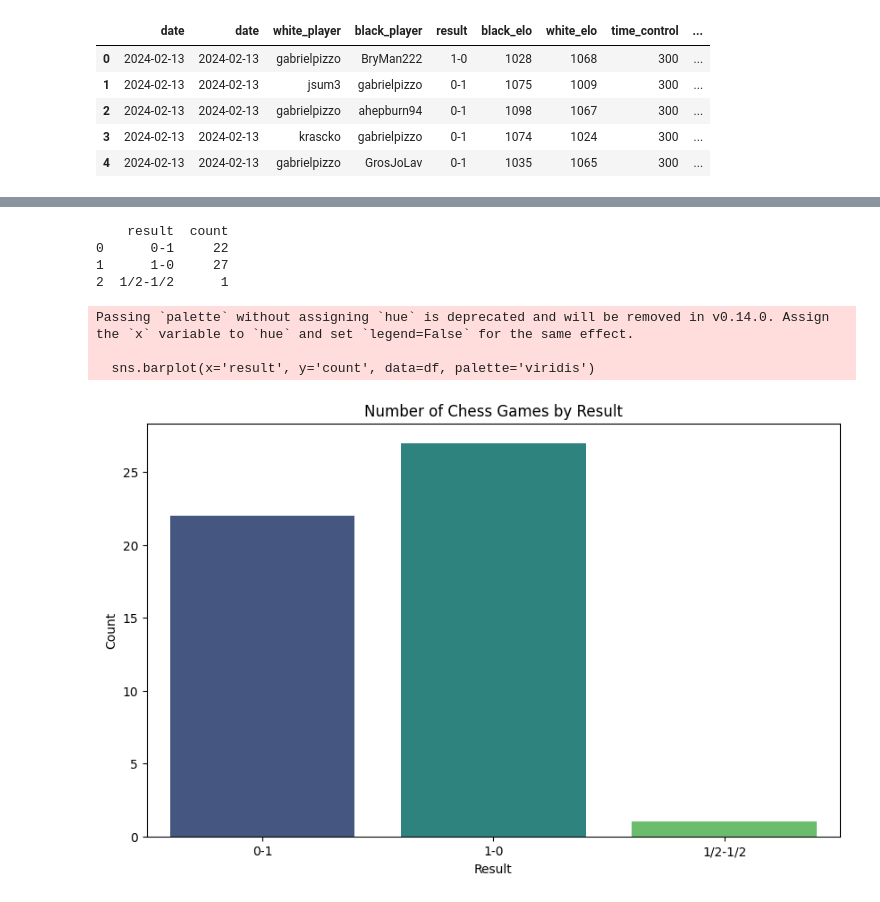
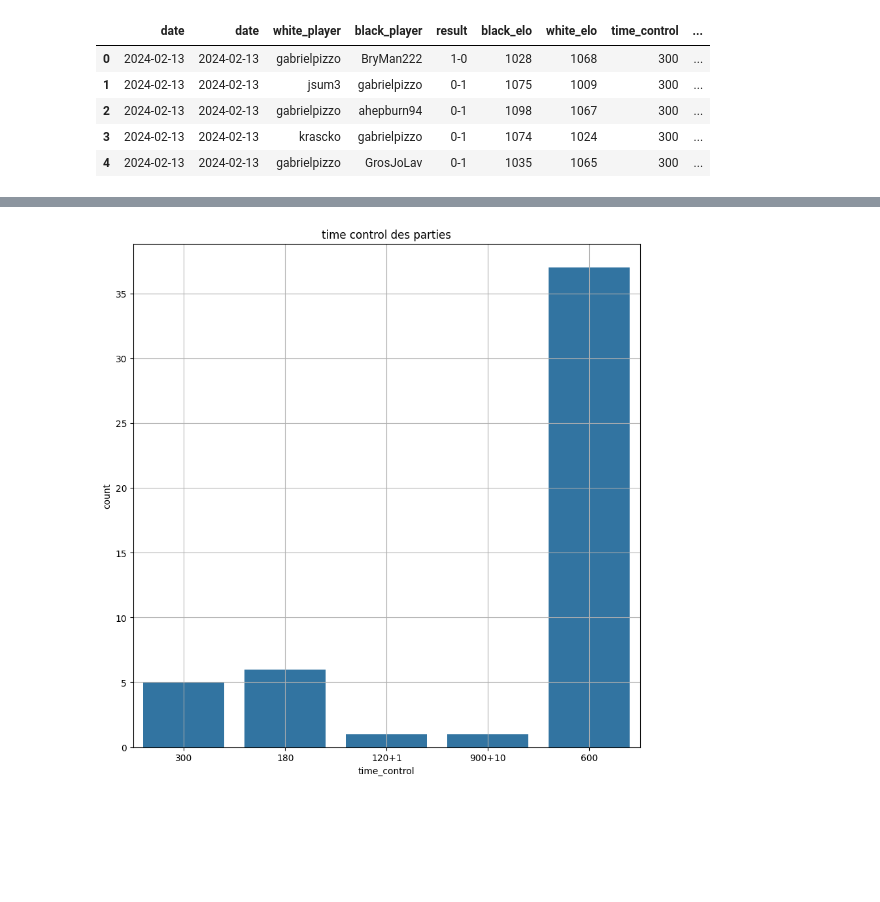
Before and after one commit to gabriel04100/chessdb, a Jupyter notebook: visualisation.ipynb, the cells around one changed output, grey strips where cells are left out. Cells and saved outputs as stored; diff of their text form; code cells hidden in the pictures; blank space fills up the shorter version.

```diff
--- a/visualisation.ipynb
+++ b/visualisation.ipynb
@@ -58,31 +43,9 @@ df[["moves"]]
-# %%
-conn = connect()
-query = """
-SELECT result, COUNT(*) as count
-FROM chess_games
-GROUP BY result;
-"""
-df = pd.read_sql_query(query, conn)
-conn.close()
-
-
-
-# Display the DataFrame
-print(df)
-
-# Set up the visualization
-plt.figure(figsize=(10, 6))
-sns.barplot(x='result', y='count', data=df, palette='viridis')
-plt.title('Number of Chess Games by Result')
-plt.xlabel('Result')
-plt.ylabel('Count')
-plt.show()
-# %% [output]
-    result  count
-0      0-1     22
-1      1-0     27
-2  1/2-1/2      1
-Passing `palette` without assigning `hue` is deprecated and will be removed in v0.14.0. Assign the `x` variable to `hue` and set `legend=False` for the same effect.
-
-  sns.barplot(x='result', y='count', data=df, palette='viridis')
-[figure, removed]
+# %%
+df[['num_moves', 'first_two_moves']] = df['moves'].apply(parse_moves).apply(pd.Series)
+# %%
+plt.figure(figsize=(10,10))
+sns.countplot(data=df,x="time_control")
+plt.title("time control des parties")
+plt.grid()
+# %% [output]
+[figure, added]
```
Also changed, not shown: parts of 5 cells of this notebook, 2 other files.
